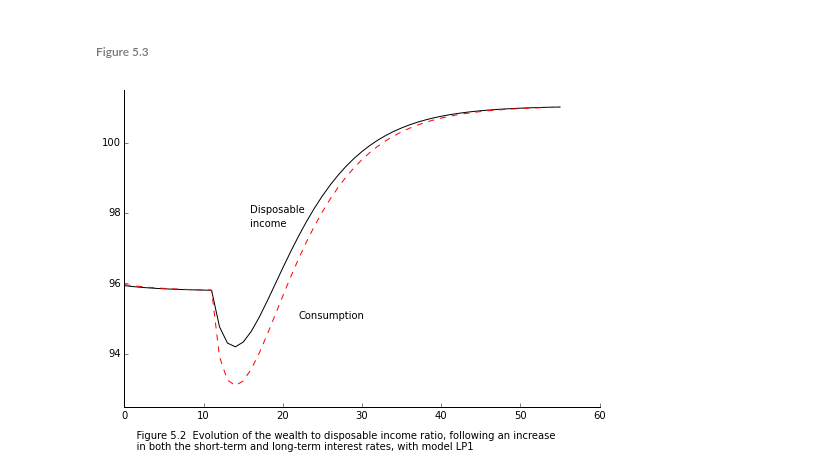
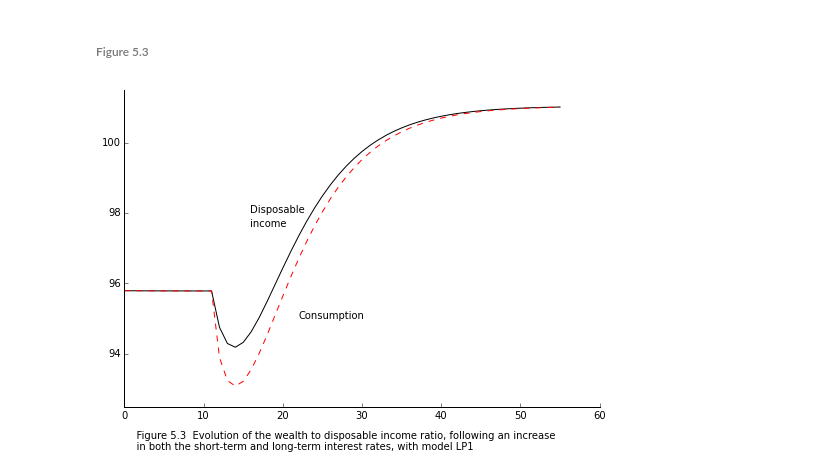
Before and after one commit to kennt/monetary-economics, a Jupyter notebook: Chapter 5 Model LP.ipynb, the cells around one changed output. Saved outputs shown, nothing was run; the diff lists cells and outputs as text; code cells hidden in the pictures.

```diff
--- a/Chapter 5 Model LP.ipynb
+++ b/Chapter 5 Model LP.ipynb
@@ -96,30 +126,9 @@ def create_lp1_model():
 # %%
 lp1 = create_lp1_model()
-lp1.set_parameters({'alpha1': 0.8,
-                    'alpha2': 0.2,
-                    'chi': 0.1,
-                    'lambda20': 0.44196,
-                    'lambda22': 1.1,
-                    'lambda23': 1,
-                    'lambda24': 0.03,
-                    'lambda30': 0.3997,
-                    'lambda32': 1,
-                    'lambda33': 1.1,
-                    'lambda34': 0.03,
-                    'theta': 0.1938})
-lp1.set_parameters({'G': 20,
-                    'Rbar': 0.03,
-                    'Pblbar': 20})
-lp1.set_variables({'V': 95.803,
-                   'Bh': 37.839,
-                   'Bs': 57.964,
-                   'Bcb': 57.964 - 37.839,
-                   'BLh': 1.892,
-                   'BLs': 1.892,
-                   'Hs': 20.125,
-                   'YDr': 95.803,
-                   'Rb': 0.04,
-                   'Pbl': 20})
+lp1.set_parameters(lp1_parameters)
+lp1.set_parameters(lp1_exogenous)
+lp1.set_variables(lp1_variables)
+
 for _ in xrange(15):
     lp1.solve(iterations=100, threshold=1e-6)
 
@@ -155,28 +162,26 @@ fig.text(0.1, -.05, caption);
 # %% [markdown]
 ###### Figure 5.3
 # %%
-import matplotlib.pyplot as plt
-
 caption = '''
-    Figure 5.2  Evolution of the wealth to disposable income ratio, following an increase
+    Figure 5.3  Evolution of the wealth to disposable income ratio, following an increase
     in both the short-term and long-term interest rates, with model LP1'''
 ydrdata = [s['YDr'] for s in lp1.solutions[5:]]
 cdata = [s['C'] for s in lp1.solutions[5:]]
 
 fig = plt.figure()
 axes = fig.add_axes([0.1, 0.1, 1.1, 1.1])
 axes.tick_params(top='off', right='off')
 axes.spines['top'].set_visible(False)
 axes.spines['right'].set_visible(False)
 axes.set_ylim(92.5, 101.5)
 
 axes.plot(ydrdata, 'k')
 axes.plot(cdata, linestyle='--', color='r')
 
 # add labels
 plt.text(16, 98, 'Disposable')
 plt.text(16, 97.6, 'income')
 plt.text(22, 95, 'Consumption')
 fig.text(0.1, -.05, caption);
 # %% [output]
-[figure, old version]
+[figure, new version]
```
Also changed, not shown: parts of 34 cells of this notebook, 3 other files.
